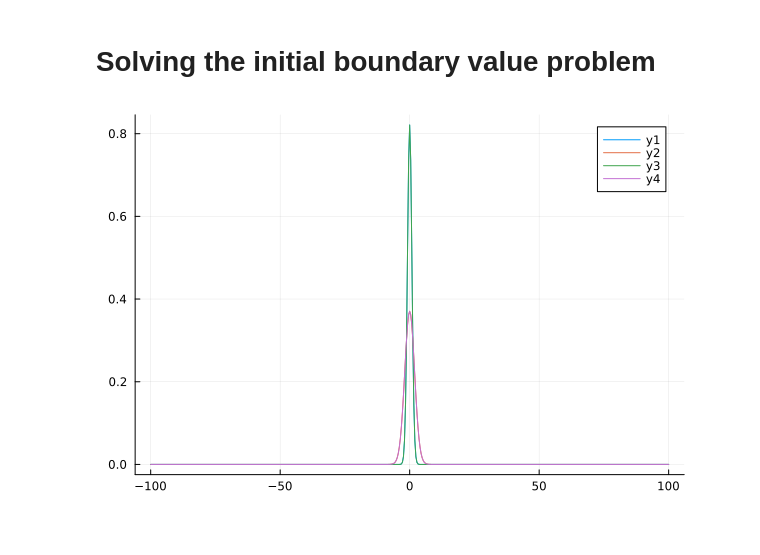
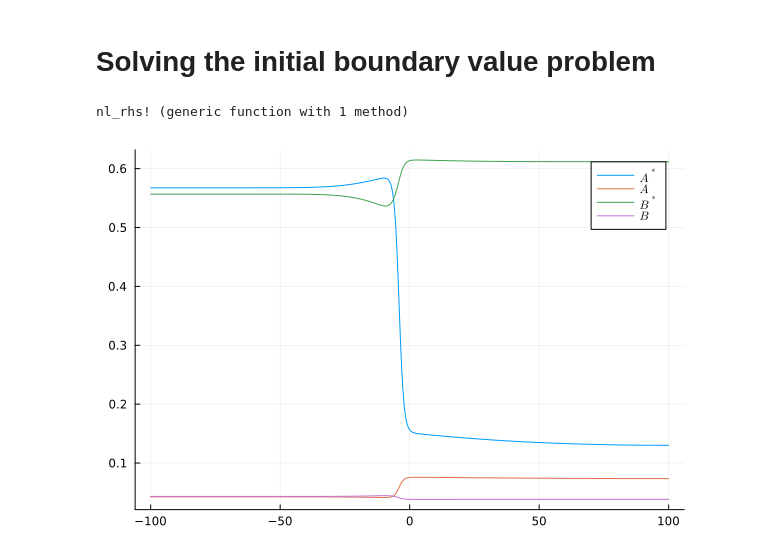
Before and after one commit to j-bowhay/Maths-Experiments, a Jupyter notebook: PDEs/reaction_diffusion/wave_pinning/wave_pinned_patterns.ipynb, the cells around one changed output. Saved outputs shown, nothing was run; the diff lists cells and outputs as text; code cells hidden in the pictures.

```diff
--- a/PDEs/reaction_diffusion/wave_pinning/wave_pinned_patterns.ipynb
+++ b/PDEs/reaction_diffusion/wave_pinning/wave_pinned_patterns.ipynb
@@ -141,34 +142,41 @@ function rhs!(dU, U, params, t)
     @inbounds begin
         for i in 1:4
             dU[1, i] = 2*(U[2, i] - U[1, i])
-            dU[end, i] = 2*(U[end, i] - U[end - 1, i])
+            dU[end, i] = 2*(-U[end, i] + U[end - 1, i])
             for j in 2:(n - 1)
                 dU[j, i] = U[j+1, i] - 2*U[j,i] + U[j-1, i]
             end
-            if i % 2 != 0
-                dU[:, i] *= δ
-            end
         end
+    dU[:, [1, 3]] *= δ
     end
     dU /= Δx²
     return nothing
 end
 
 function nl_rhs!(dU, U, params, t)
-    dU .= 0
+    A_star = @view U[:, 1]
+    A = @view U[:, 2]
+    B_star = @view U[:, 3]
+    B = @view U[:, 4]
+    tmp1 = F.(A_star, A, B_star, B)
+    tmp2 = G.(A_star, A, B_star, B)
+    dU[:, 1] .= tmp1
+    dU[:, 2] .= -tmp1
+    dU[:, 3] .= tmp2
+    dU[:, 4] .= -tmp2
     return nothing
 end
-
-prob = SplitODEProblem(rhs!, nl_rhs!, u₀, t_span, (n, Δx²));
+# %% [output]
+nl_rhs! (generic function with 1 method)
+# %%
+t_span = (0, 50000)
+prob = SplitODEProblem(rhs!, nl_rhs!, u₀, t_span, (n, Δx²));
 # %%
-sol = solve(prob,
-    IMEXEuler(),
-    dt = 0.1,
-    saveat = range(t_span..., length = 5));
+sol = solve(prob, KenCarp4(), saveat = range(t_span..., length = 5));
 # %%
-plot(x_discrete, sol.u[end][:, 1])
-plot!(x_discrete, sol.u[end][:, 2])
-plot!(x_discrete, sol.u[end][:, 3])
-plot!(x_discrete, sol.u[end][:, 4])
+plot(x_discrete, sol.u[end][:, 1], label =  L"A^*")
+plot!(x_discrete, sol.u[end][:, 2], label=L"A")
+plot!(x_discrete, sol.u[end][:, 3], label=L"B^*")
+plot!(x_discrete, sol.u[end][:, 4], label=L"B")
 # %% [output]
-[figure, old version]
+[figure, new version]
```
Also changed, not shown: parts of 1 cell of this notebook.
